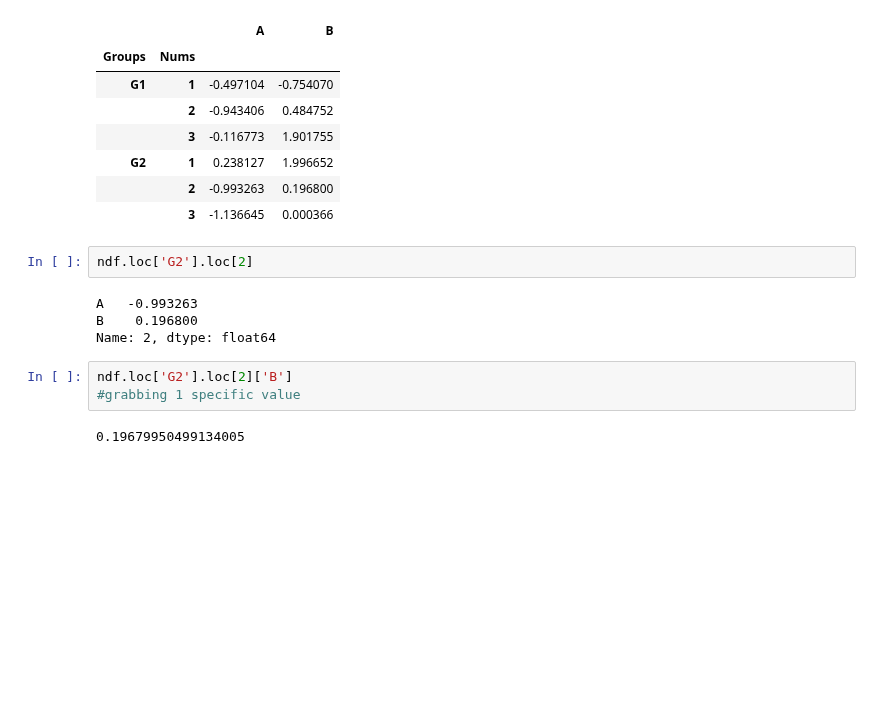
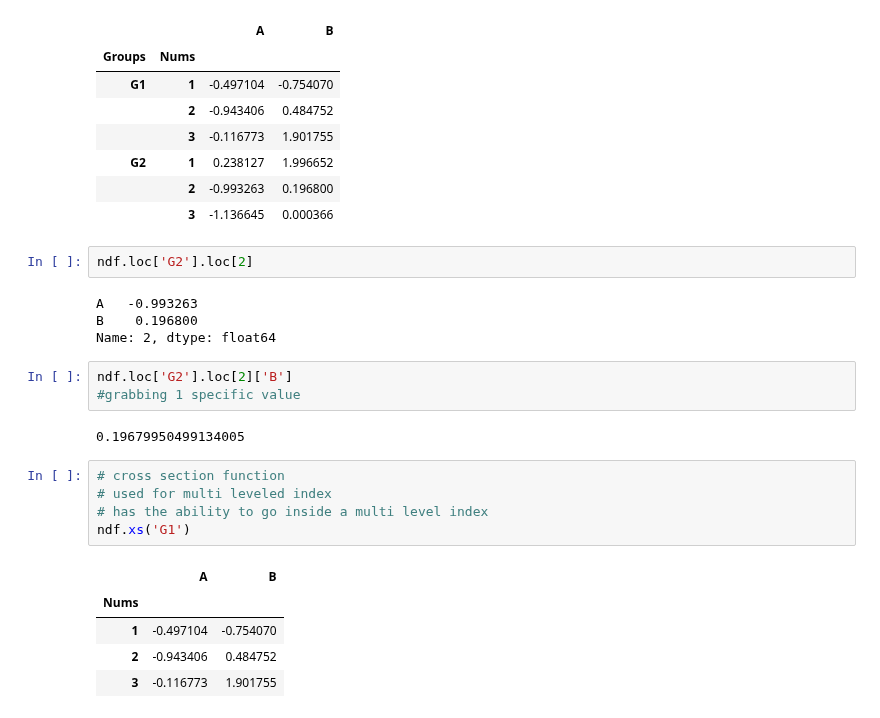
Before and after one commit to andrewbrase/python_learning, a Jupyter notebook: d2 Data_science_and_machine_learning/ch2_dsml_NOTES.ipynb, the cells around one changed output. Cells and saved outputs as stored; diff of their text form; blank space fills up the shorter version.

```diff
--- a/d2 Data_science_and_machine_learning/ch2_dsml_NOTES.ipynb
+++ b/d2 Data_science_and_machine_learning/ch2_dsml_NOTES.ipynb
@@ -631,3 +631,14 @@ ndf.loc['G2'].loc[2]['B']
 #grabbing 1 specific value
 # %% [output]
 0.19679950499134005
+# %%
+# cross section function
+# used for multi leveled index
+# has the ability to go inside a multi level index
+ndf.xs('G1')
+# %% [output]
+|  | A | B |
+| Nums |  |  |
+| 1 | -0.497104 | -0.754070 |
+| 2 | -0.943406 | 0.484752 |
+| 3 | -0.116773 | 1.901755 |
```
Also changed, not shown: parts of 8 cells of this notebook.
